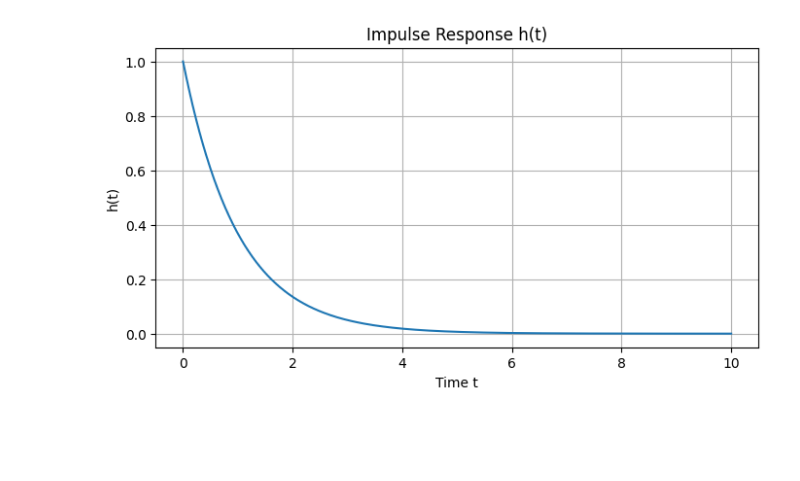
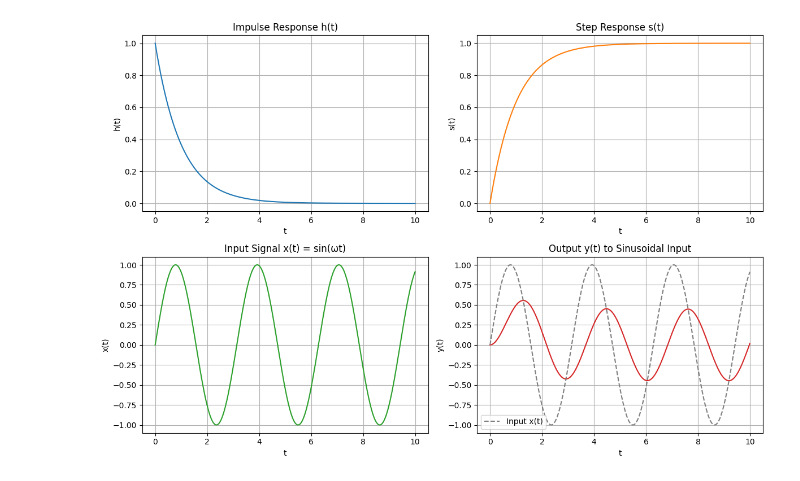
Before and after one commit to athmarg/DspBook-978-3-031-81209-5, a Jupyter notebook: Python-Jupyter Notebooks/Chapter02/rcResp.ipynb, the cells around one changed output. Cells and saved outputs as stored; diff of their text form; code cells hidden in the pictures; blank space fills up the shorter version.

```diff
--- a/Python-Jupyter Notebooks/Chapter02/rcResp.ipynb
+++ b/Python-Jupyter Notebooks/Chapter02/rcResp.ipynb
@@ -1,5 +1,5 @@
 # %%
-# RC Circuit Responses Notebook
+# RC Circuit Responses - 2x2 Grid Plot
 import numpy as np
 import matplotlib.pyplot as plt
 
@@ -7,87 +7,68 @@ import matplotlib.pyplot as plt
 # Parameters
 # -----------------------------
 R = 1.0        # Resistance in ohms
 C = 1.0        # Capacitance in farads
 tau = R*C      # Time constant
 omega = 2.0    # Frequency for sinusoidal input
 t = np.linspace(0, 10, 1000)  # Time vector
 
 # -----------------------------
 # 1. Impulse Response h(t)
-# h(t) = (1/RC) * exp(-t/RC) * u(t)
 # -----------------------------
 h = (1/(R*C)) * np.exp(-t/(R*C))
 
-# Plot Impulse Response
-plt.figure(figsize=(8,4))
-plt.plot(t, h)
-plt.title("Impulse Response h(t)")
-plt.xlabel("Time t")
-plt.ylabel("h(t)")
-plt.grid(True)
-plt.show()
-
 # -----------------------------
 # 2. Step Response s(t)
-# s(t) = 1 - exp(-t/RC) * u(t)
 # -----------------------------
 s = 1 - np.exp(-t/(R*C))
 
-# Plot Step Response
-plt.figure(figsize=(8,4))
-plt.plot(t, s)
-plt.title("Step Response s(t)")
-plt.xlabel("Time t")
-plt.ylabel("s(t)")
-plt.grid(True)
-plt.show()
-
 # -----------------------------
-# 3. Sinusoidal Input x(t)
-# x(t) = sin(ωt)
+# 3. Input Sinusoid x(t)
 # -----------------------------
 x = np.sin(omega*t)
-
-# Plot Input Signal
-plt.figure(figsize=(8,4))
-plt.plot(t, x)
-plt.title("Input Signal x(t) = sin(ωt)")
-plt.xlabel("Time t")
-plt.ylabel("x(t)")
-plt.grid(True)
-plt.show()
 
 # -----------------------------
 # 4. Output y(t) for Sinusoidal Input
 # y(t) = [sin(ωt) + ωRC (exp(-t/RC) - cos(ωt))] / (1 + (ωRC)^2)
 # -----------------------------
 y = (np.sin(omega*t) + omega*R*C*(np.exp(-t/(R*C)) - np.cos(omega*t))) / (1 + (omega*R*C)**2)
 
-# Plot Input vs Output
-plt.figure(figsize=(8,4))
-plt.plot(t, x, label="Input x(t)")
-plt.plot(t, y, label="Output y(t)")
-plt.title("Response of RC Circuit to Sinusoidal Input")
-plt.xlabel("Time t")
-plt.ylabel("Signal")
-plt.legend()
-plt.grid(True)
+# -----------------------------
+# Plot all 4 in a 2x2 grid
+# -----------------------------
+fig, axs = plt.subplots(2, 2, figsize=(12, 8))
+
+# Impulse Response
+axs[0, 0].plot(t, h, color='tab:blue')
+axs[0, 0].set_title("Impulse Response h(t)")
+axs[0, 0].set_xlabel("t")
+axs[0, 0].set_ylabel("h(t)")
+axs[0, 0].grid(True)
+
+# Step Response
+axs[0, 1].plot(t, s, color='tab:orange')
+axs[0, 1].set_title("Step Response s(t)")
+axs[0, 1].set_xlabel("t")
+axs[0, 1].set_ylabel("s(t)")
+axs[0, 1].grid(True)
+
+# Input Sinusoid
+axs[1, 0].plot(t, x, color='tab:green')
+axs[1, 0].set_title("Input Signal x(t) = sin(ωt)")
+axs[1, 0].set_xlabel("t")
+axs[1, 0].set_ylabel("x(t)")
+axs[1, 0].grid(True)
+
+# Output Sinusoid
+axs[1, 1].plot(t, y, color='tab:red')
+axs[1, 1].plot(t, x, '--', color='tab:gray', label="Input x(t)")
+axs[1, 1].set_title("Output y(t) to Sinusoidal Input")
+axs[1, 1].set_xlabel("t")
+axs[1, 1].set_ylabel("y(t)")
+axs[1, 1].legend()
+axs[1, 1].grid(True)
+
+plt.tight_layout()
 plt.show()
-
-# -----------------------------
-# 5. Magnitude of Response to Sinusoidal Input |H(ω)|
-# |H(ω)| = 1 / sqrt(1 + (ωRC)^2)
-# -----------------------------
-omega_vals = np.linspace(0, 10, 500)
-Hmag = 1/np.sqrt(1 + (omega_vals*R*C)**2)
-
-# Plot Frequency Response Magnitude
-plt.figure(figsize=(8,4))
-plt.plot(omega_vals, Hmag)
-plt.title("Magnitude of Response to Sinusoidal Input |H(ω)|")
-plt.xlabel("ω (rad/s)")
-plt.ylabel("|H(ω)|")
-plt.grid(True)
-plt.show()
 # %% [output]
-[figure, old version]
+[figure, new version]
```
Also changed, not shown: parts of 1 cell of this notebook.
